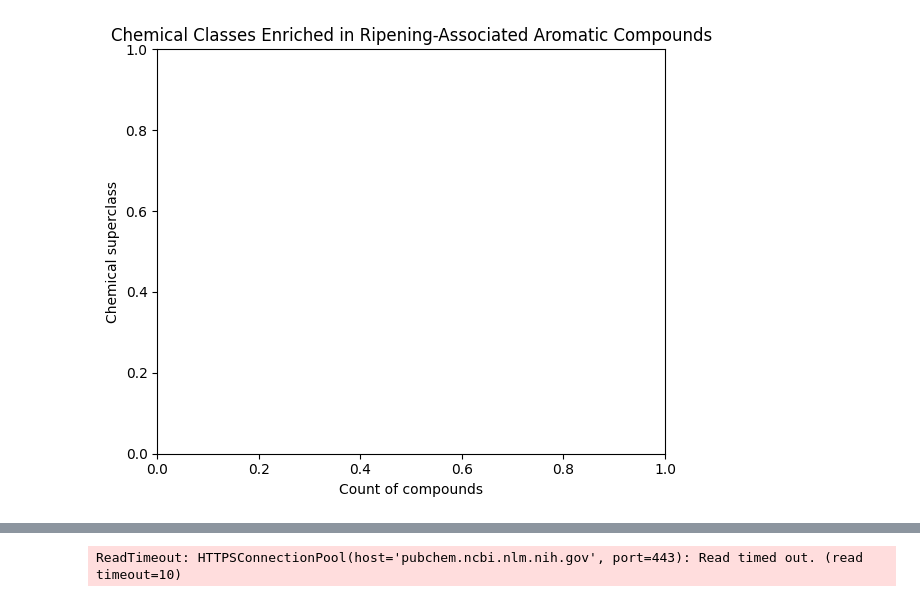
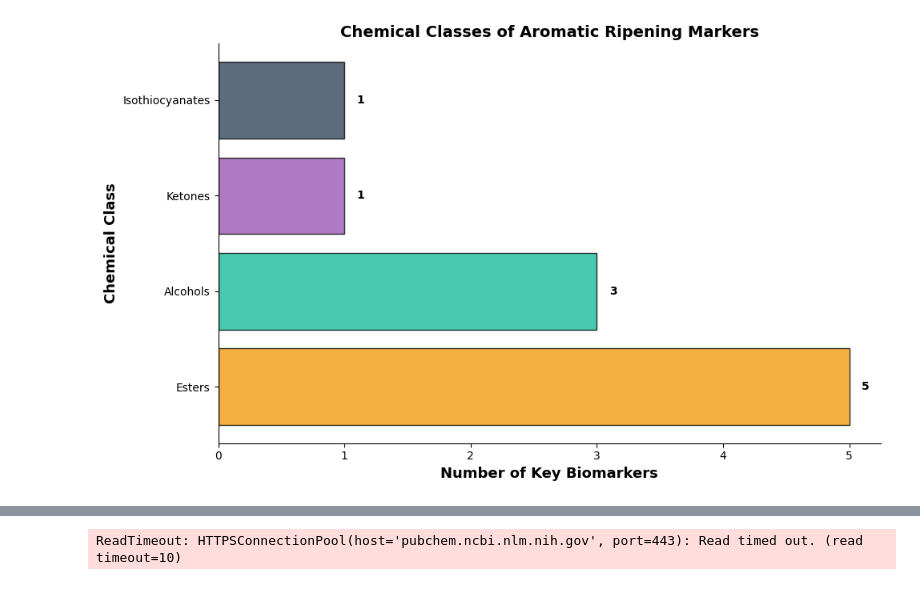
Before and after one commit to subarumuroi/ML_omics, a Jupyter notebook: examples/enrichmentbyclass.ipynb, the cells around one changed output, grey strips where cells are left out. Saved outputs shown, nothing was run; the diff lists cells and outputs as text; code cells hidden in the pictures.

Commit message:
attempting to do enrichment analysis with next step

```diff
--- a/examples/enrichmentbyclass.ipynb
+++ b/examples/enrichmentbyclass.ipynb
@@ -1,44 +1,62 @@
 # %%
-import pandas as pd
-import requests
+from compound_classification import (
+    plot_chemical_classes,
+    create_summary_table,
+    COMPOUND_DATABASE
+)
+
+# ============================================================================
+# Example 1: Plot aromatics chemical classes
+# ============================================================================
+aromatic_features = [
+    "Ethyl 3-methylbutanoate Area",
+    "2-Methylbutyl acetate Area",
+    "Isoamyl acetate Area",
+    "trans-2-Penten-1-ol Area",
+    "(Z)-2-Penten-1-ol Area",
+    "Propyl acetate Area",
+    "3-Hexanone Area",
+    "3-Methyl-2-buten-1-ol Area",
+    "Methyl isovalerate Area",
+    "Allyl isothiocyanate Area",
+]
+
+fig, df = plot_chemical_classes(
+    aromatic_features,
+    title="Chemical Classes of Aromatic Ripening Markers"
+)
+fig.savefig('aromatics_chemical_classes.png', dpi=300, bbox_inches='tight')
+
+# ============================================================================
+# Example 2: Create detailed table for your paper
+# ============================================================================
+metabolite_features = [
+    "47_SHIK 0.0 : Conc. (nM)",
+    "48_SUCC_0.0 : Conc. (nM)",
+    "21_FUM_0.0 : Conc. (nM)",
+    "11_AMP 0.0 : Conc. (nM)",
+    "53_UMP 0.0 : Conc. (nM)",
+]
+
+table = create_summary_table(metabolite_features)
+print(table)
+table.to_csv('metabolite_classifications.csv', index=False)
+
+# ============================================================================
+# Example 3: Compare across omics types
+# ============================================================================
 import matplotlib.pyplot as plt
-import seaborn as sns
-from collections import Counter
 
-# 1️⃣ Load your Random Forest top features
-df = pd.read_csv("..\\results\\banana_analysis\\data\\feature_importance.csv")  # columns: Feature, Importance
-#top_compounds = df.sort_values("Importance", ascending=False)["Feature"].head(50).tolist()
+fig, axes = plt.subplots(1, 3, figsize=(18, 5))
 
-top_compounds = [name.replace(" Area", "").strip() for name in df.sort_values("Importance", ascending=False)["Feature"].head(50)]
-
-# 2️⃣ Query PubChem or ClassyFire to map compounds to superclasses/subclasses
-def get_compound_class(name):
-    try:
-        url = f"https://pubchem.ncbi.nlm.nih.gov/rest/pug/compound/name/{name}/classification/JSON"
-        r = requests.get(url, timeout=10)
-        js = r.json()
-        info = js['HierarchicalClassification']['Classification']
-        # Grab first level (Superclass)
-        return info[0]['Node']['Name']
-    except Exception:
-        return "Unknown"
-
-compound_classes = {name: get_compound_class(name) for name in top_compounds}
-
-# 3️⃣ Count frequency of each superclass
-class_counts = Counter(compound_classes.values())
-df_class = pd.DataFrame(class_counts.items(), columns=["Superclass", "Count"])
-df_class = df_class[df_class.Superclass != "Unknown"].sort_values("Count", ascending=False)
-
-# 4️⃣ Plot for your poster
-plt.figure(figsize=(6,5))
-sns.barplot(data=df_class.head(10), y="Superclass", x="Count", color="goldenrod")
-plt.xlabel("Count of compounds")
-plt.ylabel("Chemical superclass")
-plt.title("Chemical Classes Enriched in Ripening-Associated Aromatic Compounds")
-plt.tight_layout()
-plt.show()
-
-# 5️⃣ Save the mapping
-pd.DataFrame.from_dict(compound_classes, orient="index", columns=["Superclass"]).to_csv("compound_class_mapping.csv")
+# Aromatics
+fig1, _ = plot_chemical_classes(aromatic_features,
+                                title="Aromatics (Volatiles)")
+# Amino acids
+amino_features = ['ASP', 'GABA', 'VAL', 'GLN', 'GLU']
+fig2, _ = plot_chemical_classes(amino_features,
+                                title="Amino Acids")
+# Metabolites
+fig3, _ = plot_chemical_classes(metabolite_features,
+                                title="Metabolites")
 # %% [output]
@@ -45 +83 @@ pd.DataFrame.from_dict(compound_classes, orient="index", columns=["Superclass"])
-[figure, old version]
+[figure, new version]
```
Also changed, not shown: parts of 1 cell of this notebook, 4 other files.
